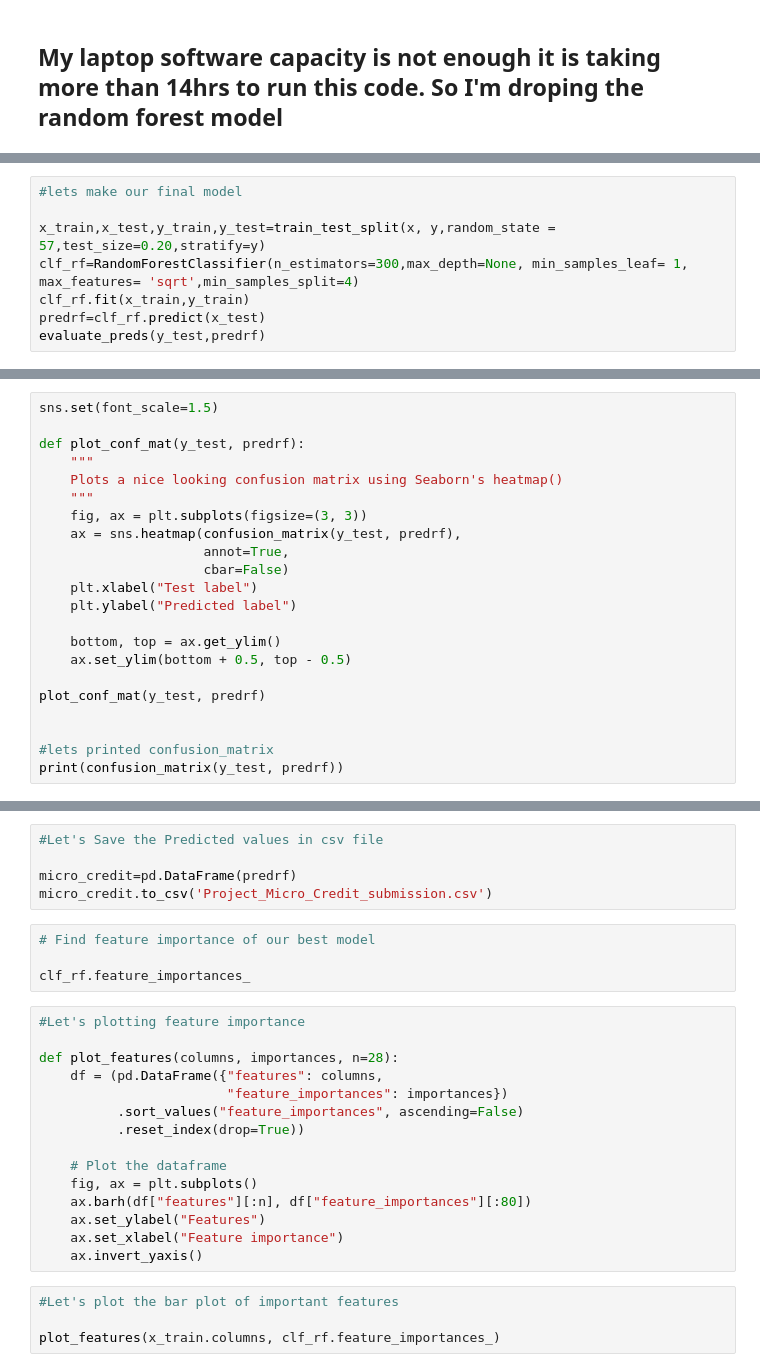
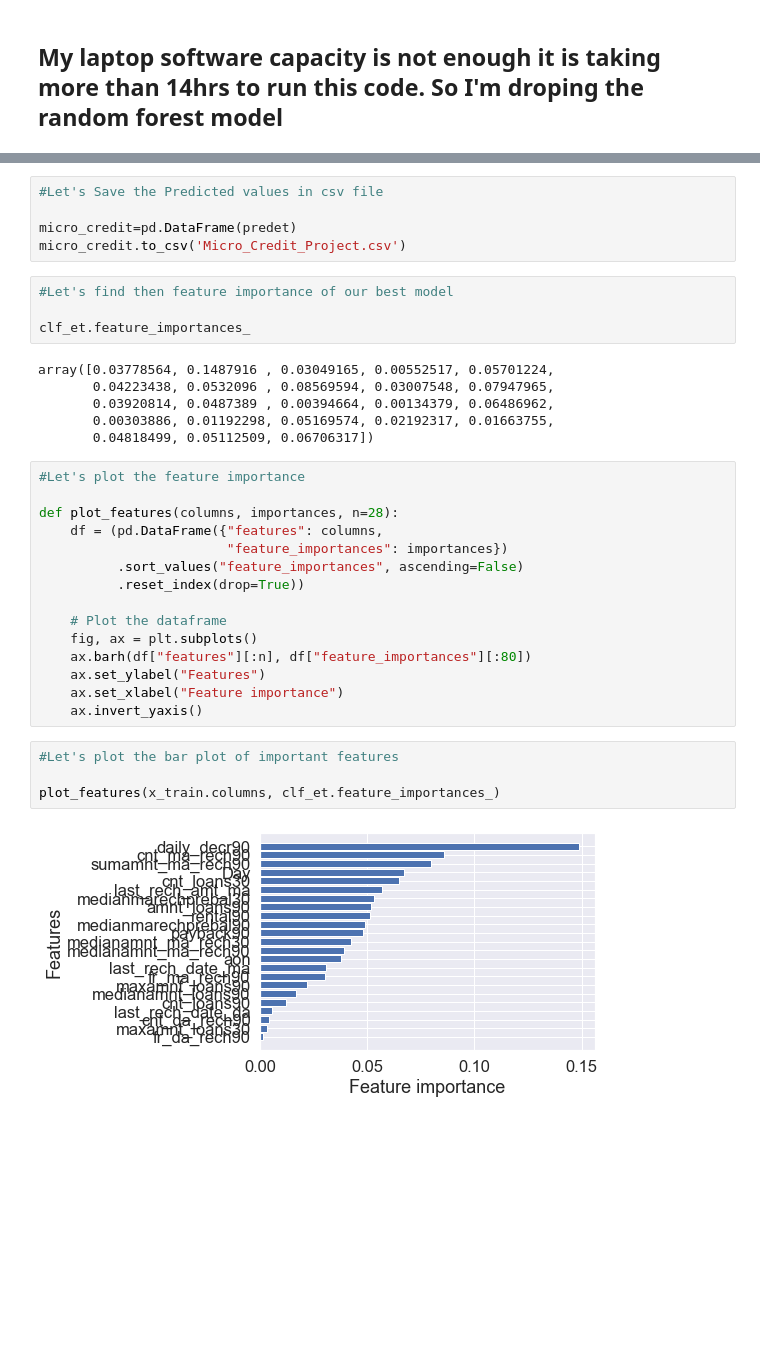
Before and after one commit to shubhamsahu3477/FlipRobo-Micro-Credit-Loan-Defaulter, a Jupyter notebook: FR - Micro Credit Defaulter Project.ipynb, the cells around one changed output, grey strips where cells are left out. Saved outputs shown, nothing was run; the diff lists cells and outputs as text; blank space fills up the shorter version.

```diff
--- a/FR - Micro Credit Defaulter Project.ipynb
+++ b/FR - Micro Credit Defaulter Project.ipynb
@@ -973,8 +1020,0 @@ print(confusion_matrix(y_test, predet))
-# %%
-#lets make our final model
-
-x_train,x_test,y_train,y_test=train_test_split(x, y,random_state = 57,test_size=0.20,stratify=y)
-clf_rf=RandomForestClassifier(n_estimators=300,max_depth=None, min_samples_leaf= 1, max_features= 'sqrt',min_samples_split=4)
-clf_rf.fit(x_train,y_train)
-predrf=clf_rf.predict(x_test)
-evaluate_preds(y_test,predrf)
@@ -1000,25 +1021,3 @@ print('roc_auc_score = ',roc_auc_score(y_test, y_probs))
-# %%
-sns.set(font_scale=1.5)
-
-def plot_conf_mat(y_test, predrf):
-    """
-    Plots a nice looking confusion matrix using Seaborn's heatmap()
-    """
-    fig, ax = plt.subplots(figsize=(3, 3))
-    ax = sns.heatmap(confusion_matrix(y_test, predrf),
-                     annot=True,
-                     cbar=False)
-    plt.xlabel("Test label")
-    plt.ylabel("Predicted label")
-
-    bottom, top = ax.get_ylim()
-    ax.set_ylim(bottom + 0.5, top - 0.5)
-
-plot_conf_mat(y_test, predrf)
-
-
-#lets printed confusion_matrix
-print(confusion_matrix(y_test, predrf))
 # %%
 #Let's print the predicted values
 
@@ -1028,14 +1041,20 @@ test
 # %%
 #Let's Save the Predicted values in csv file
 
-micro_credit=pd.DataFrame(predrf)
-micro_credit.to_csv('Project_Micro_Credit_submission.csv')
+micro_credit=pd.DataFrame(predet)
+micro_credit.to_csv('Micro_Credit_Project.csv')
 # %%
-# Find feature importance of our best model
+#Let's find then feature importance of our best model
 
-clf_rf.feature_importances_
+clf_et.feature_importances_
+# %% [output]
+array([0.03778564, 0.1487916 , 0.03049165, 0.00552517, 0.05701224,
+       0.04223438, 0.0532096 , 0.08569594, 0.03007548, 0.07947965,
+       0.03920814, 0.0487389 , 0.00394664, 0.00134379, 0.06486962,
+       0.00303886, 0.01192298, 0.05169574, 0.02192317, 0.01663755,
+       0.04818499, 0.05112509, 0.06706317])
 # %%
-#Let's plotting feature importance
+#Let's plot the feature importance
 
 def plot_features(columns, importances, n=28):
     df = (pd.DataFrame({"features": columns,
@@ -1052,7 +1071,9 @@ def plot_features(columns, importances, n=28):
 # %%
 #Let's plot the bar plot of important features
 
-plot_features(x_train.columns, clf_rf.feature_importances_)
+plot_features(x_train.columns, clf_et.feature_importances_)
+# %% [output]
+[figure, added]
 # %%
 #lets save the model using joblib
 
```
Also changed, not shown: parts of 28 cells of this notebook.
